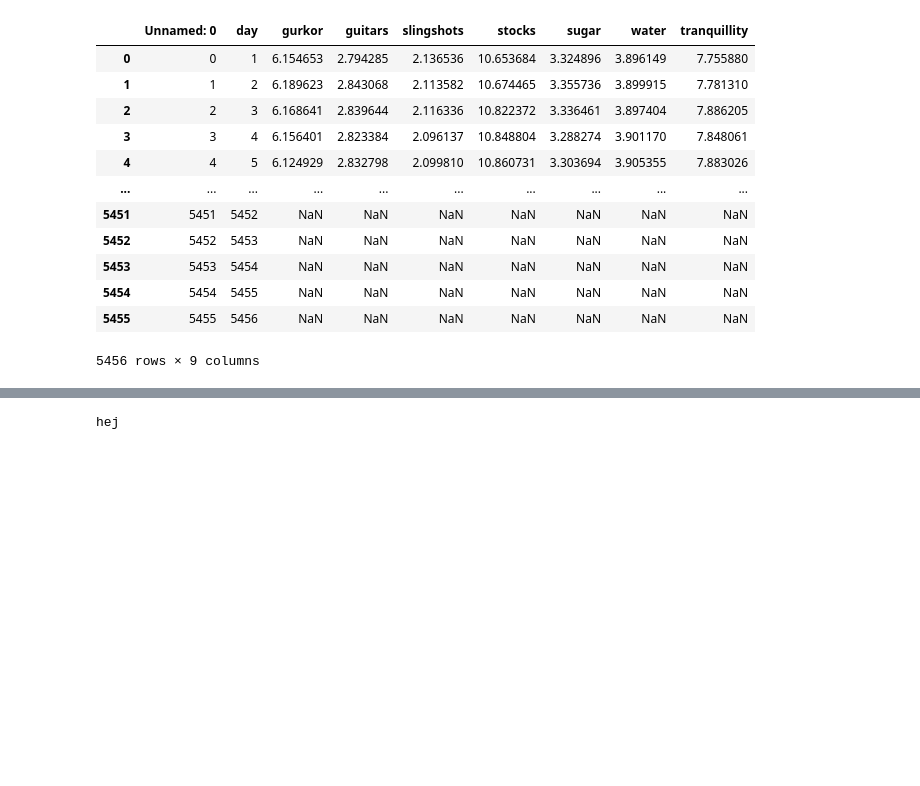
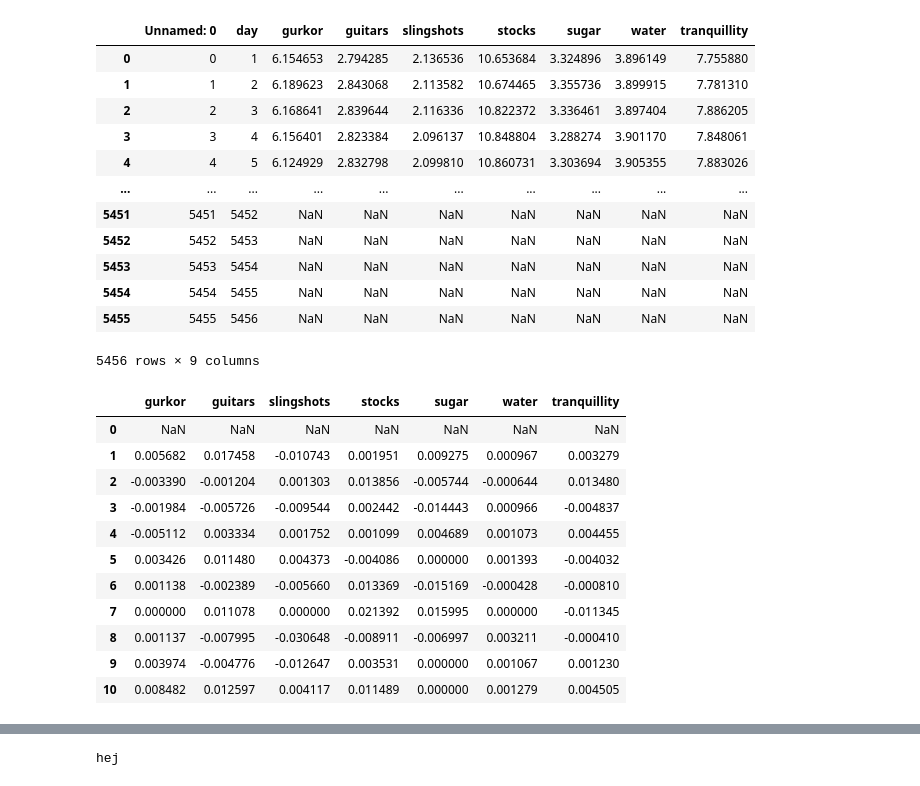
Before and after one commit to manswestman/project_financial_timeseries, a Jupyter notebook: notebooks/1_data_analysis.ipynb, the cells around one changed output, grey strips where cells are left out. Cells and saved outputs as stored; diff of their text form; code cells hidden in the pictures; blank space fills up the shorter version.

```diff
--- a/notebooks/1_data_analysis.ipynb
+++ b/notebooks/1_data_analysis.ipynb
@@ -31,3 +31,23 @@ df
 | 5454 | 5454 | 5455 | NaN | NaN | NaN | NaN | NaN | NaN | NaN |
 | 5455 | 5455 | 5456 | NaN | NaN | NaN | NaN | NaN | NaN | NaN |
 5456 rows × 9 columns
+# %%
+time_col = df.columns[1]
+
+price_col = df.columns[2:]
+
+returns = df[price_col].pct_change(fill_method=None)
+display(returns.head(11))
+# %% [output]
+|  | gurkor | guitars | slingshots | stocks | sugar | water | tranquillity |
+| 0 | NaN | NaN | NaN | NaN | NaN | NaN | NaN |
+| 1 | 0.005682 | 0.017458 | -0.010743 | 0.001951 | 0.009275 | 0.000967 | 0.003279 |
+| 2 | -0.003390 | -0.001204 | 0.001303 | 0.013856 | -0.005744 | -0.000644 | 0.013480 |
+| 3 | -0.001984 | -0.005726 | -0.009544 | 0.002442 | -0.014443 | 0.000966 | -0.004837 |
+| 4 | -0.005112 | 0.003334 | 0.001752 | 0.001099 | 0.004689 | 0.001073 | 0.004455 |
+| 5 | 0.003426 | 0.011480 | 0.004373 | -0.004086 | 0.000000 | 0.001393 | -0.004032 |
+| 6 | 0.001138 | -0.002389 | -0.005660 | 0.013369 | -0.015169 | -0.000428 | -0.000810 |
+| 7 | 0.000000 | 0.011078 | 0.000000 | 0.021392 | 0.015995 | 0.000000 | -0.011345 |
+| 8 | 0.001137 | -0.007995 | -0.030648 | -0.008911 | -0.006997 | 0.003211 | -0.000410 |
+| 9 | 0.003974 | -0.004776 | -0.012647 | 0.003531 | 0.000000 | 0.001067 | 0.001230 |
+| 10 | 0.008482 | 0.012597 | 0.004117 | 0.011489 | 0.000000 | 0.001279 | 0.004505 |
```
Also changed, not shown: parts of 2 cells of this notebook.
